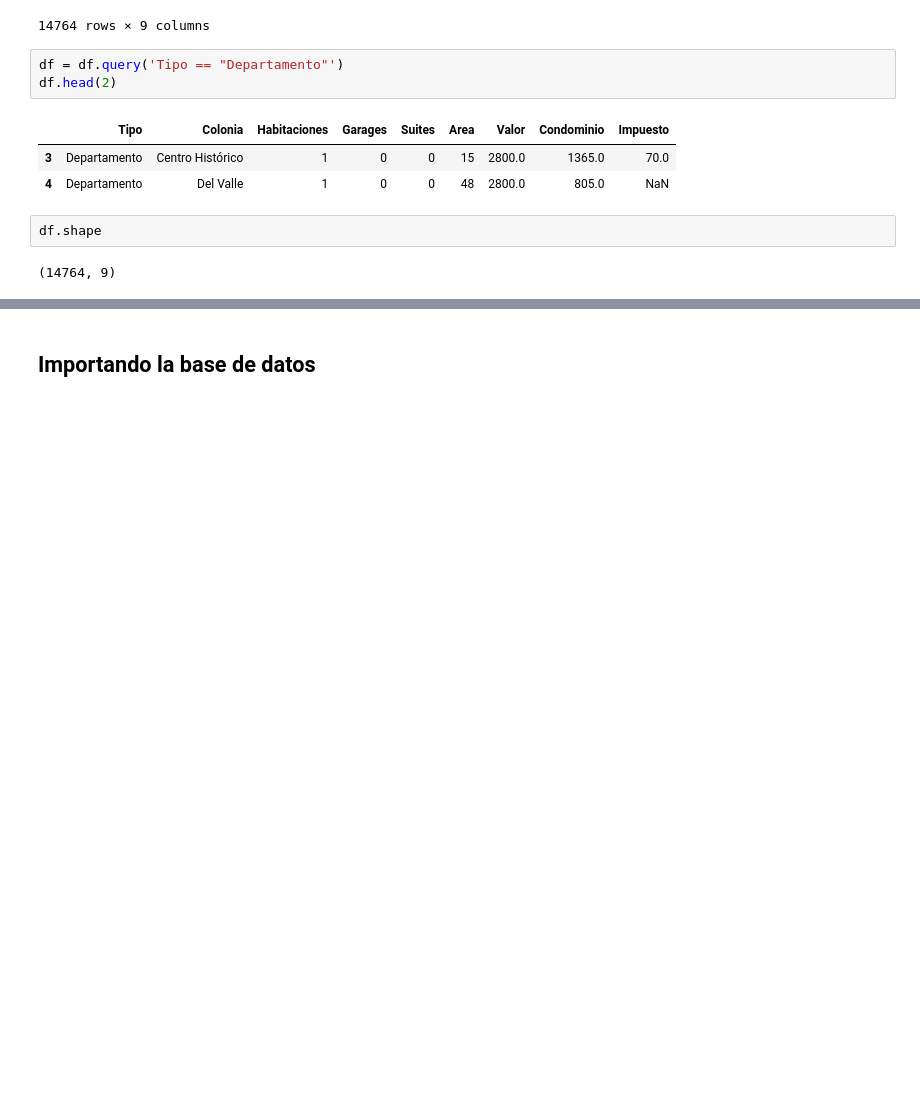
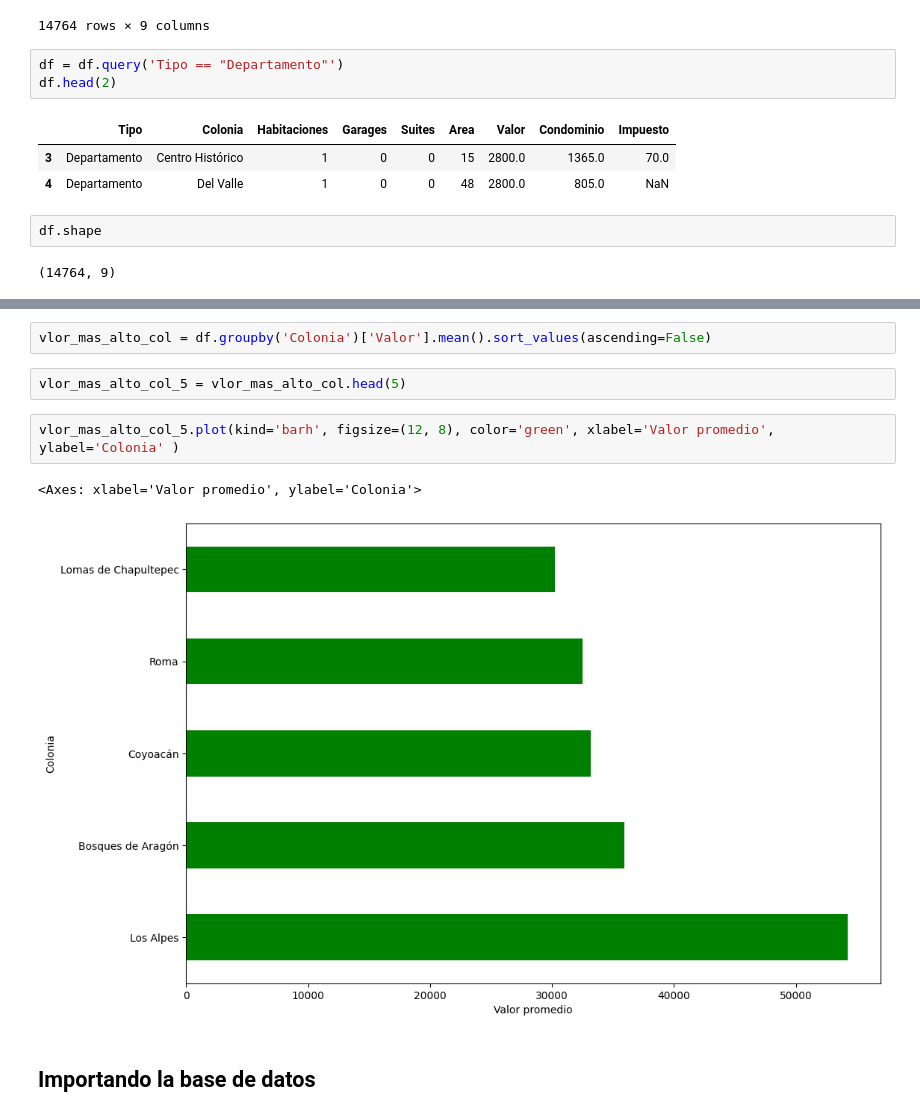
Before and after one commit to Cristiand056/Alura_data_science_basico, a Jupyter notebook: inmuebles_cdmx.ipynb, the cells around one changed output, grey strips where cells are left out. Saved outputs shown, nothing was run; the diff lists cells and outputs as text; blank space fills up the shorter version.

```diff
--- a/inmuebles_cdmx.ipynb
+++ b/inmuebles_cdmx.ipynb
@@ -369,2 +436,11 @@ df.shape
+# %%
+vlor_mas_alto_col = df.groupby('Colonia')['Valor'].mean().sort_values(ascending=False)
+# %%
+vlor_mas_alto_col_5 = vlor_mas_alto_col.head(5)
+# %%
+vlor_mas_alto_col_5.plot(kind='barh', figsize=(12, 8), color='green', xlabel='Valor promedio', ylabel='Colonia' )
+# %% [output]
+<Axes: xlabel='Valor promedio', ylabel='Colonia'>
+[figure, added]
 # %% [markdown]
 ## **Importando la base de datos**
```
Also changed, not shown: parts of 6 cells of this notebook.
